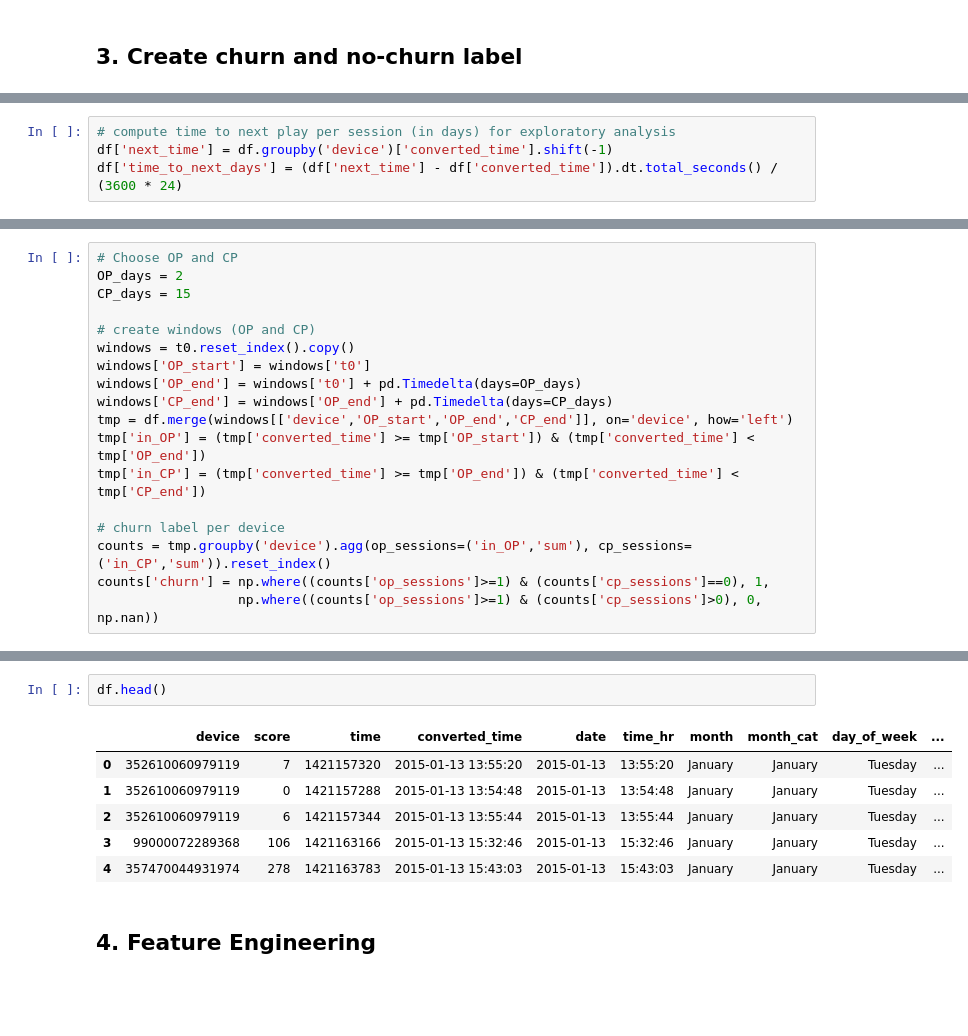
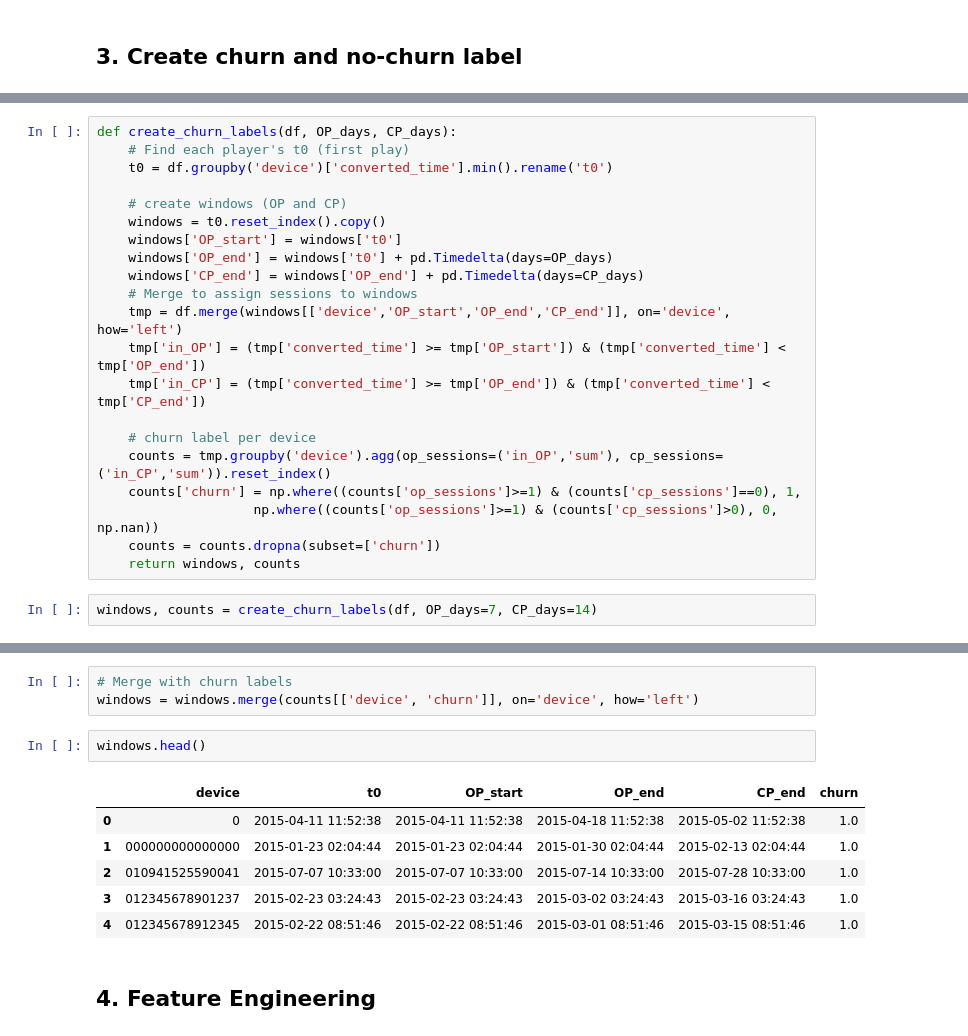
Before and after one commit to catherine0911/Customer-Data, a Jupyter notebook: Group project.ipynb, the cells around one changed output, grey strips where cells are left out. Saved outputs shown, nothing was run; the diff lists cells and outputs as text; blank space fills up the shorter version.

```diff
--- a/Group project.ipynb
+++ b/Group project.ipynb
@@ -279,4 +397,0 @@ df = df.sort_values(['device', 'converted_time']).reset_index(drop=True) #sort s
-# %%
-# compute time to next play per session (in days) for exploratory analysis
-df['next_time'] = df.groupby('device')['converted_time'].shift(-1)
-df['time_to_next_days'] = (df['next_time'] - df['converted_time']).dt.total_seconds() / (3600 * 24)
@@ -292,19 +398,24 @@ plt.show()
 # %%
-# Choose OP and CP
-OP_days = 2
-CP_days = 15
+def create_churn_labels(df, OP_days, CP_days):
+    # Find each player's t0 (first play)
+    t0 = df.groupby('device')['converted_time'].min().rename('t0')
 
-# create windows (OP and CP)
-windows = t0.reset_index().copy()
-windows['OP_start'] = windows['t0']
-windows['OP_end'] = windows['t0'] + pd.Timedelta(days=OP_days)
-windows['CP_end'] = windows['OP_end'] + pd.Timedelta(days=CP_days)
-tmp = df.merge(windows[['device','OP_start','OP_end','CP_end']], on='device', how='left')
-tmp['in_OP'] = (tmp['converted_time'] >= tmp['OP_start']) & (tmp['converted_time'] < tmp['OP_end'])
-tmp['in_CP'] = (tmp['converted_time'] >= tmp['OP_end']) & (tmp['converted_time'] < tmp['CP_end'])
+    # create windows (OP and CP)
+    windows = t0.reset_index().copy()
+    windows['OP_start'] = windows['t0']
+    windows['OP_end'] = windows['t0'] + pd.Timedelta(days=OP_days)
+    windows['CP_end'] = windows['OP_end'] + pd.Timedelta(days=CP_days)
+    # Merge to assign sessions to windows
+    tmp = df.merge(windows[['device','OP_start','OP_end','CP_end']], on='device', how='left')
+    tmp['in_OP'] = (tmp['converted_time'] >= tmp['OP_start']) & (tmp['converted_time'] < tmp['OP_end'])
+    tmp['in_CP'] = (tmp['converted_time'] >= tmp['OP_end']) & (tmp['converted_time'] < tmp['CP_end'])
 
-# churn label per device
-counts = tmp.groupby('device').agg(op_sessions=('in_OP','sum'), cp_sessions=('in_CP','sum')).reset_index()
-counts['churn'] = np.where((counts['op_sessions']>=1) & (counts['cp_sessions']==0), 1,
-                  np.where((counts['op_sessions']>=1) & (counts['cp_sessions']>0), 0, np.nan))
+    # churn label per device
+    counts = tmp.groupby('device').agg(op_sessions=('in_OP','sum'), cp_sessions=('in_CP','sum')).reset_index()
+    counts['churn'] = np.where((counts['op_sessions']>=1) & (counts['cp_sessions']==0), 1,
+                    np.where((counts['op_sessions']>=1) & (counts['cp_sessions']>0), 0, np.nan))
+    counts = counts.dropna(subset=['churn'])
+    return windows, counts
+# %%
+windows, counts = create_churn_labels(df, OP_days=7, CP_days=14)
 # %%
@@ -329,12 +439,15 @@ churn
 Name: proportion, dtype: float64
+# %%
+# Merge with churn labels
+windows = windows.merge(counts[['device', 'churn']], on='device', how='left')
 # %%
-df.head()
+windows.head()
 # %% [output]
-|  | device | score | time | converted_time | date | time_hr | month | month_cat | day_of_week | ... |
-| 0 | 352610060979119 | 7 | 1421157320 | 2015-01-13 13:55:20 | 2015-01-13 | 13:55:20 | January | January | Tuesday | ... |
-| 1 | 352610060979119 | 0 | 1421157288 | 2015-01-13 13:54:48 | 2015-01-13 | 13:54:48 | January | January | Tuesday | ... |
-| 2 | 352610060979119 | 6 | 1421157344 | 2015-01-13 13:55:44 | 2015-01-13 | 13:55:44 | January | January | Tuesday | ... |
-| 3 | 99000072289368 | 106 | 1421163166 | 2015-01-13 15:32:46 | 2015-01-13 | 15:32:46 | January | January | Tuesday | ... |
-| 4 | 357470044931974 | 278 | 1421163783 | 2015-01-13 15:43:03 | 2015-01-13 | 15:43:03 | January | January | Tuesday | ... |
+|  | device | t0 | OP_start | OP_end | CP_end | churn |
+| 0 | 0 | 2015-04-11 11:52:38 | 2015-04-11 11:52:38 | 2015-04-18 11:52:38 | 2015-05-02 11:52:38 | 1.0 |
+| 1 | 000000000000000 | 2015-01-23 02:04:44 | 2015-01-23 02:04:44 | 2015-01-30 02:04:44 | 2015-02-13 02:04:44 | 1.0 |
+| 2 | 010941525590041 | 2015-07-07 10:33:00 | 2015-07-07 10:33:00 | 2015-07-14 10:33:00 | 2015-07-28 10:33:00 | 1.0 |
+| 3 | 012345678901237 | 2015-02-23 03:24:43 | 2015-02-23 03:24:43 | 2015-03-02 03:24:43 | 2015-03-16 03:24:43 | 1.0 |
+| 4 | 012345678912345 | 2015-02-22 08:51:46 | 2015-02-22 08:51:46 | 2015-03-01 08:51:46 | 2015-03-15 08:51:46 | 1.0 |
 # %% [markdown]
 ## 4. Feature Engineering
```
Also changed, not shown: parts of 79 cells of this notebook, 1 other file.
